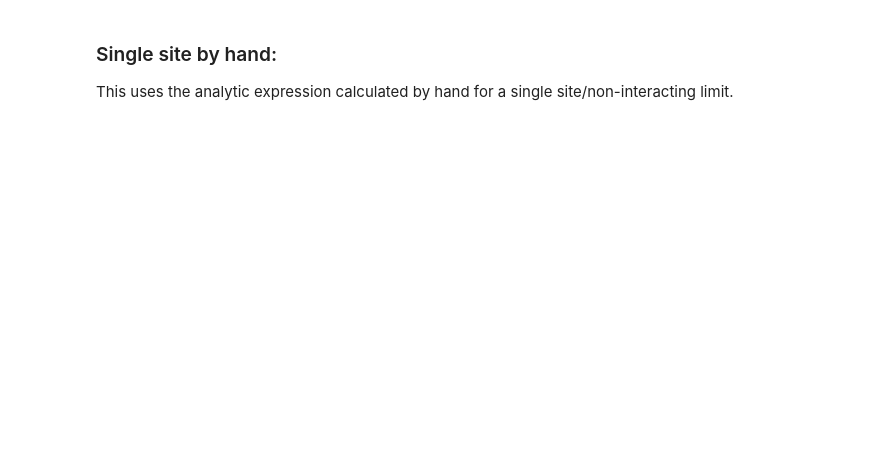
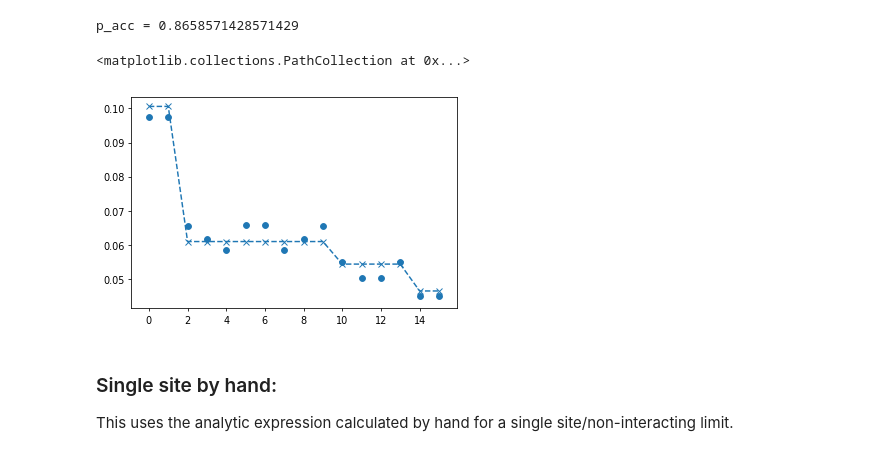
Before and after one commit to TomHodson/FKMC, a Jupyter notebook: notebooks/SecondWind.ipynb, the cells around one changed output. Drawn from its saved outputs; the diff is of its cells as text; code cells hidden in the pictures; blank space fills up the shorter version.

```diff
--- a/notebooks/SecondWind.ipynb
+++ b/notebooks/SecondWind.ipynb
@@ -155,0 +341,68 @@ def index_histogram(bin_edges, data):
+# %%
+def states_to_numbers(states):
+    return np.int64(np.sum(states * 2**np.arange(states.shape[1])[None, ::-1], axis = 1))
+def number_to_state(number):
+    return np.unpackbits(np.array([number], dtype = np.uint8))
+
+def enumerate_states(system_size, mu, beta, U, J, t = 1, alpha = 1.5, normalise = True):
+    assert(system_size <= 8)
+    Z = 0
+    Nf = Nc = Mf = M2f = 0
+    muf = muc = mu
+    A = 2*(np.arange(system_size) % 2) - 1
+    J_matrix = interaction_matrix(system_size, alpha, J, normalise = normalise, dtype = np.float64)
+
+    state_labels = np.arange(2**system_size, dtype = np.uint8)
+    states = np.unpackbits(state_labels).reshape(-1,8)[:, system_size:]
+    Fcs, Ffs = np.zeros(shape=(2, 2**system_size), dtype = np.float64)
+
+    for i, state in zip(state_labels, states):
+        Ff, Fc, evals, evecs = solve_H(state, mu, beta, U, J_matrix, t)
+        Fcs[i], Ffs[i] = Fc, Ff
+
+        Boltz_factor = np.exp(- beta * (Ff + Fc))
+        #Z += Boltz_factor
+        #Nf += np.sum(state) / system_size
+        #Nc += np.sum(1 / (1 + np.exp(beta * evals))) * Boltz_factor / system_size
+        #Mf += np.sum(2*(state - 1/2) * A) * Boltz_factor / system_size
+        #M2f += np.sum(2*(state - 1/2) * A / system_size)**2 * Boltz_factor
+
+    ix = np.argsort(Fcs + Ffs)
+    return ix, state_labels[ix], states[ix], Fcs[ix], Ffs[ix]
+
+##compare to montecarlo
+N = 4
+N_steps = 300
+beta = 1/10
+U = 0
+J = 5
+mu = 0
+t = 1
+alpha = 1.5
+state = np.zeros(N, dtype = np.float64)
+N_steps = 10000
+N_burn_in = 500
+
+#log = FK_mcmc_random_pair(
+log = FK_mcmc_auto_reflect(
+    state=np.zeros(N),
+    N_steps = N_steps, N_burn_in = N_burn_in,
+    mu = mu, beta = beta, J = J, alpha=alpha, U = U, t=t,
+    logger = DataLogger(), normalise = True,
+    )
+
+mc_state_labels = states_to_numbers(log.state)
+mc_label_count = np.bincount(mc_state_labels, minlength = 2**N)
+mc_energies = log.Ff + log.Fc
+print(f'p_acc = {log.p_acc}')
+
+ix, state_labels, states, Fcs, Ffs = enumerate_states(N, mu, beta, U, J, t, alpha, normalise = True)
+Boltz_factors = np.exp(- beta * (Ffs + Fcs))
+Ps = Boltz_factors / np.sum(Boltz_factors)
+
+plt.plot(np.arange(2**N), Ps, '--x')
+plt.scatter(np.arange(2**N), mc_label_count[ix]/np.sum(mc_label_count))
+# %% [output]
+p_acc = 0.8658571428571429
+<matplotlib.collections.PathCollection at 0x...>
+[figure, added]
```
Also changed, not shown: parts of 28 cells of this notebook, 3 other files.
